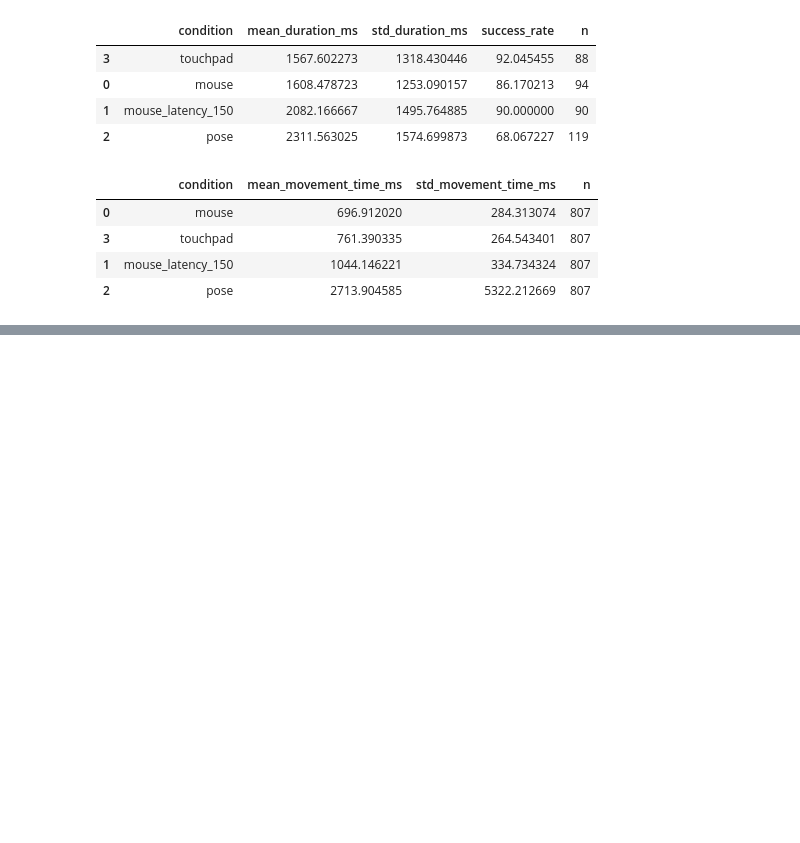
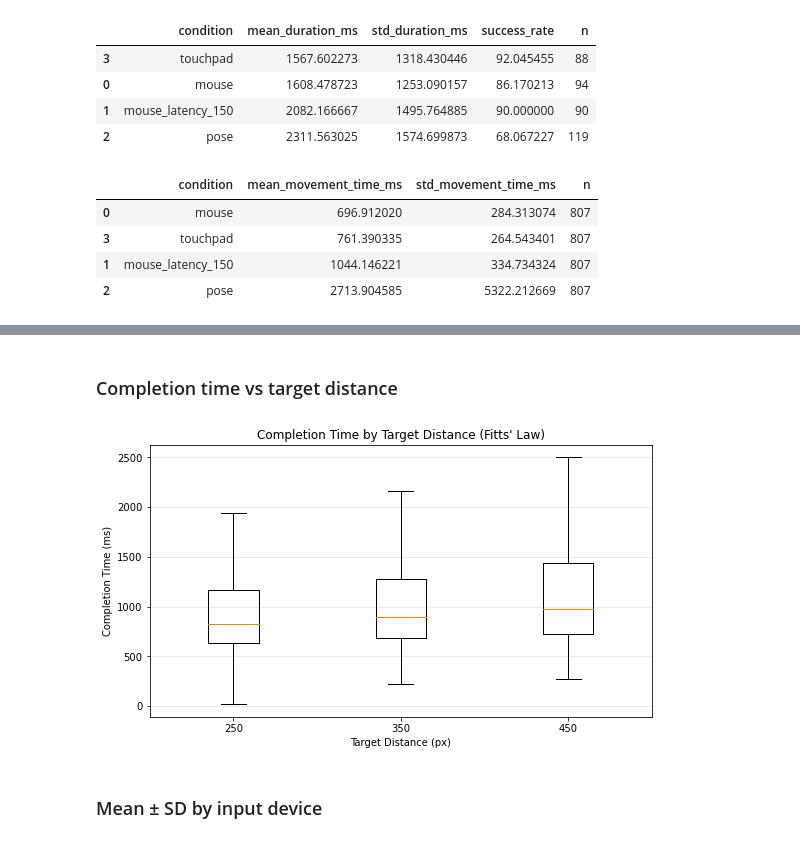
Before and after one commit to ITT-26/assignment-07-pointing-max-thu, a Jupyter notebook: task_5/analysis.ipynb, the cells around one changed output, grey strips where cells are left out. Saved outputs shown, nothing was run; the diff lists cells and outputs as text; code cells hidden in the pictures; blank space fills up the shorter version.

```diff
--- a/task_5/analysis.ipynb
+++ b/task_5/analysis.ipynb
@@ -127,0 +221,31 @@ fitts_summary
+# %% [markdown]
+### Completion time vs target distance
+# %%
+fig, ax = plt.subplots(figsize=(9,5))
+
+distances = sorted(fitts_data["target_d"].unique())
+
+data = [
+    fitts_data.loc[
+        fitts_data["target_d"] == d,
+        "movement_time"
+    ].dropna()
+    for d in distances
+]
+
+ax.boxplot(
+    data,
+    labels=[str(d) for d in distances],
+    showfliers=False
+)
+
+ax.set_title("Completion Time by Target Distance (Fitts' Law)")
+ax.set_xlabel("Target Distance (px)")
+ax.set_ylabel("Completion Time (ms)")
+ax.grid(axis="y", alpha=0.3)
+
+plt.show()
+# %% [output]
+[figure, added]
+# %% [markdown]
+### Mean ± SD by input device
```
Also changed, not shown: parts of 27 cells of this notebook.
